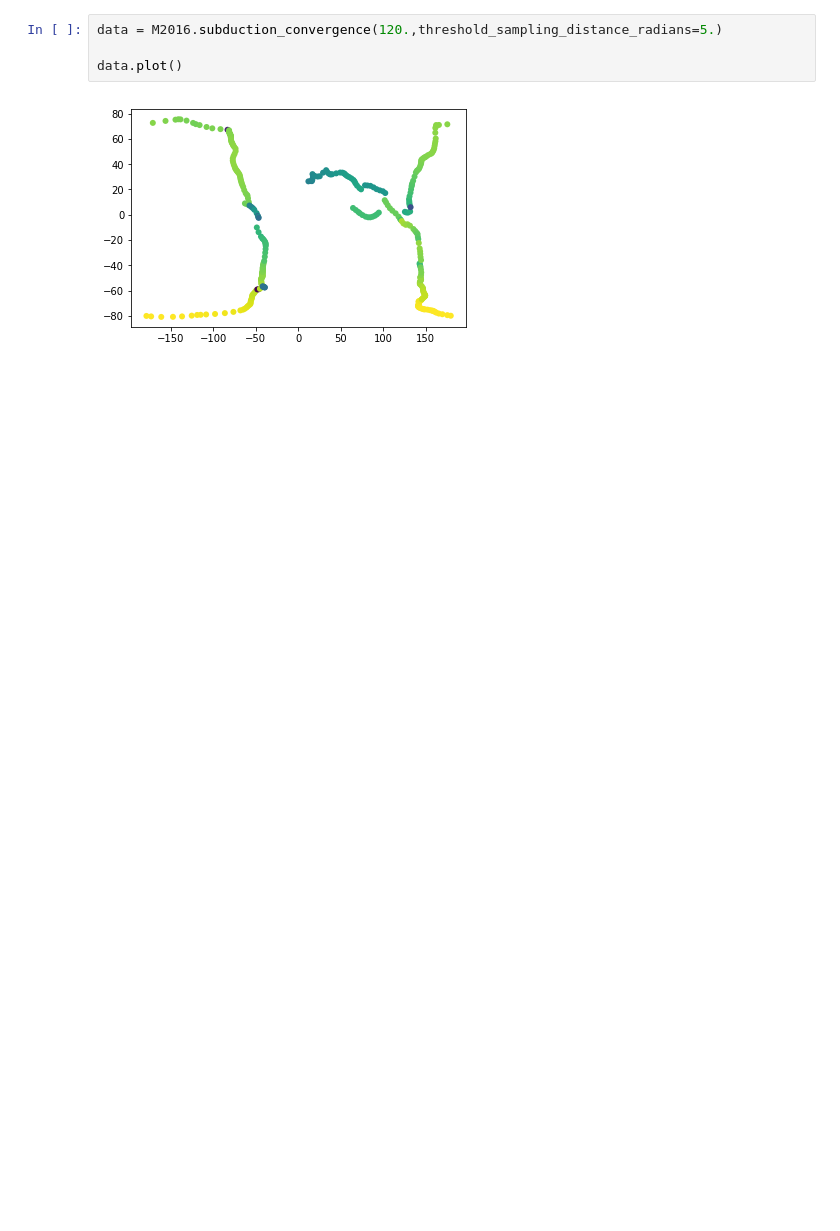
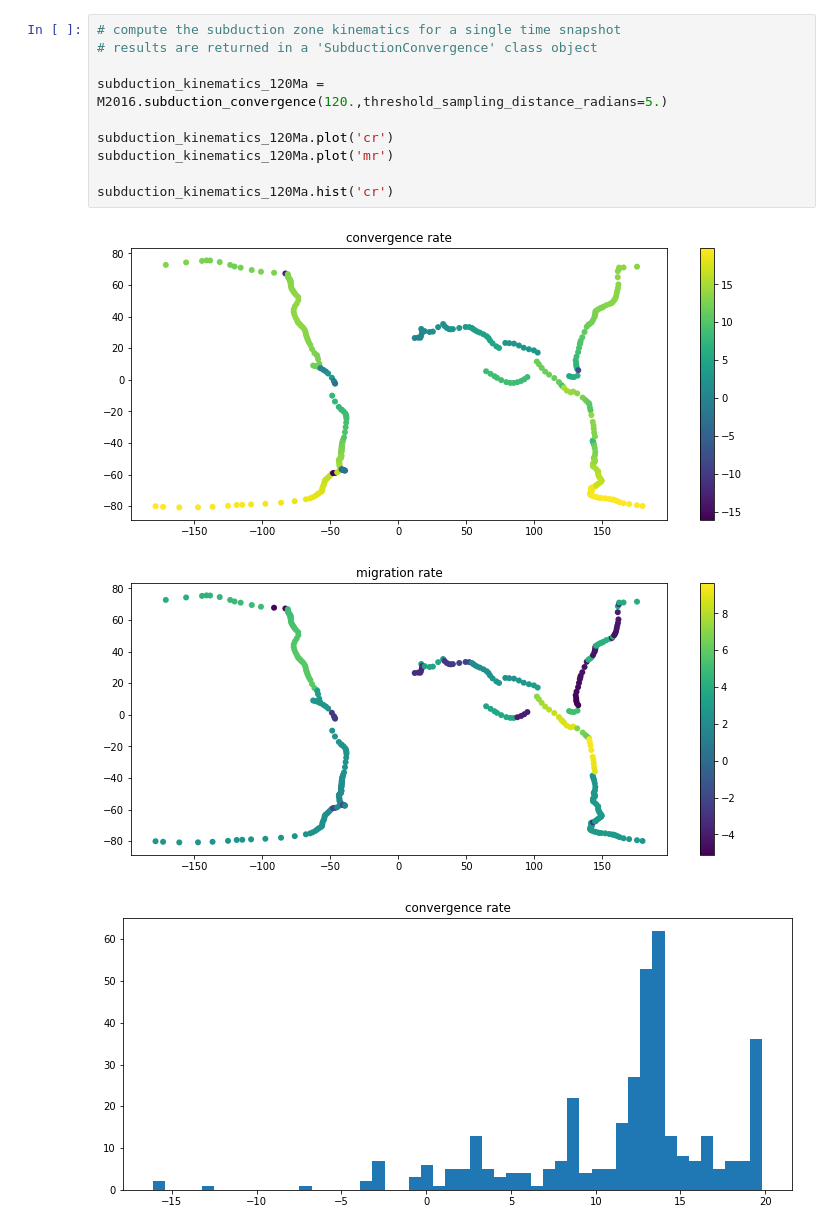
Before and after one commit to siwill22/GPlatesReconstructionModel, a Jupyter notebook: class_testing.ipynb, the cells around one changed output. Cells and saved outputs as stored; diff of their text form; blank space fills up the shorter version.

```diff
--- a/class_testing.ipynb
+++ b/class_testing.ipynb
@@ -30,7 +29,15 @@ The autoreload extension is already loaded. To reload it, use:
-# %%
-data = M2016.subduction_convergence(120.,threshold_sampling_distance_radians=5.)
-
-data.plot()
-# %% [output]
-[figure, removed]
+# %%
+# compute the subduction zone kinematics for a single time snapshot
+# results are returned in a 'SubductionConvergence' class object
+
+subduction_kinematics_120Ma = M2016.subduction_convergence(120.,threshold_sampling_distance_radians=5.)
+
+subduction_kinematics_120Ma.plot('cr')
+subduction_kinematics_120Ma.plot('mr')
+
+subduction_kinematics_120Ma.hist('cr')
+# %% [output]
+[figure, added]
+[figure, added]
+[figure, added]
 # %%
```
Also changed, not shown: parts of 13 cells of this notebook, 2 other files.
